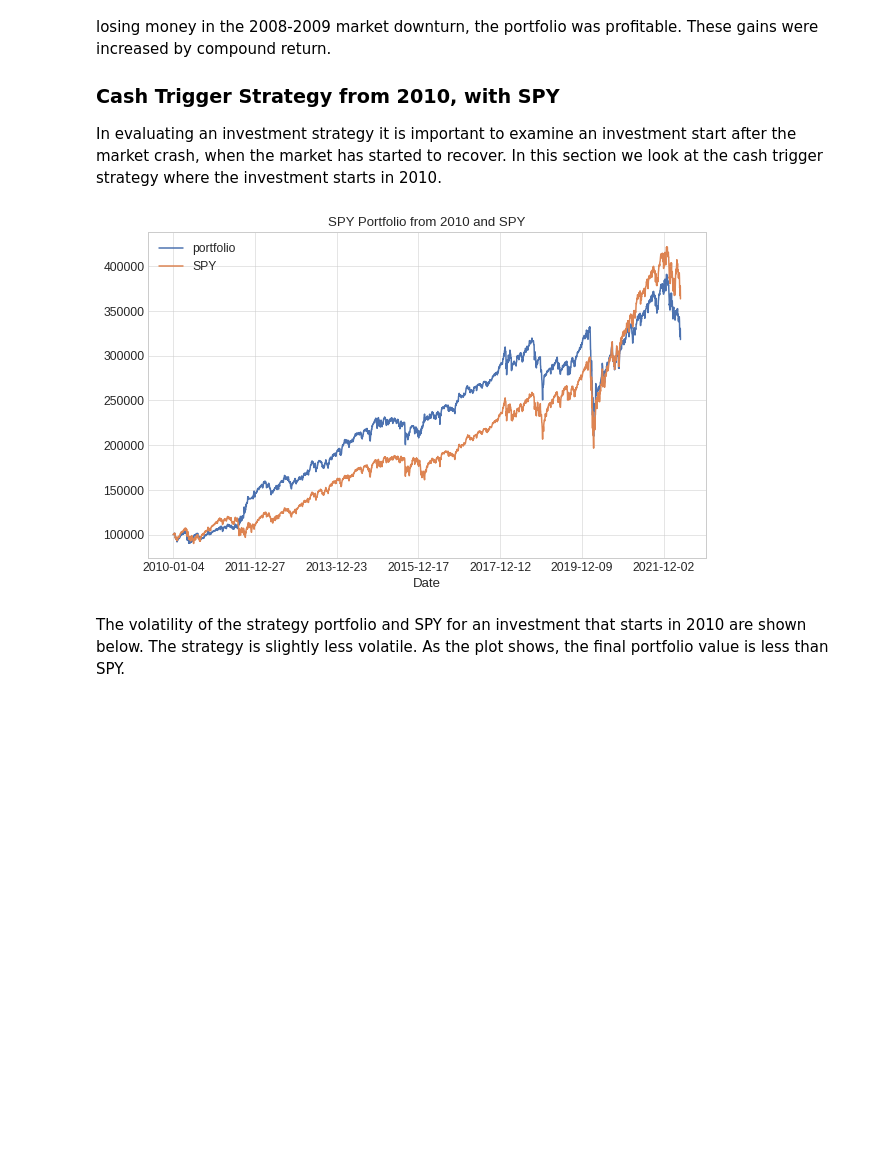
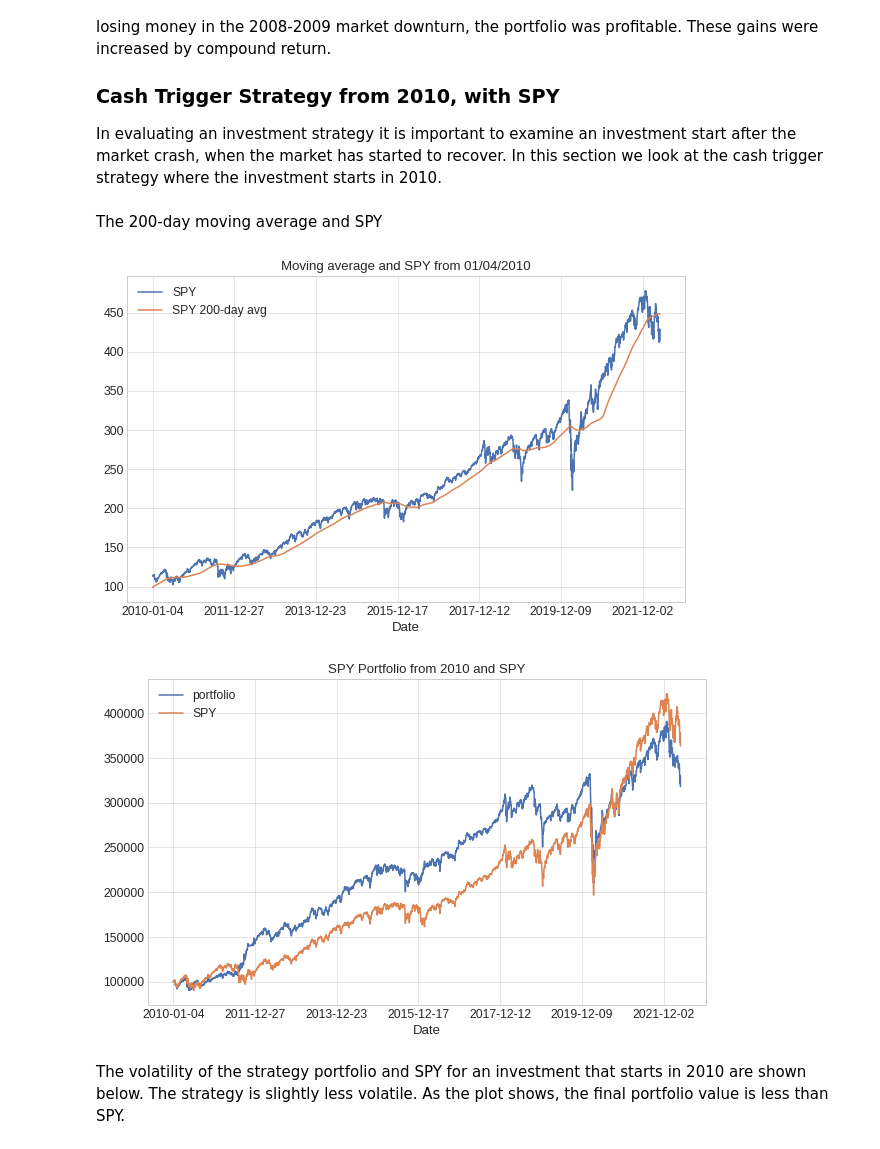
Before and after one commit to IanLKaplan/cash_trigger, a Jupyter notebook: cash_trigger.ipynb, the cells around one changed output. Drawn from its saved outputs; the diff is of its cells as text; code cells hidden in the pictures; blank space fills up the shorter version.

Commit message:
Added moving average plots.

```diff
--- a/cash_trigger.ipynb
+++ b/cash_trigger.ipynb
@@ -987,26 +988,36 @@ In evaluating an investment strategy it is important to examine an investment st
 after the market crash, when the market has started to recover.  In this section we look
 at the cash trigger strategy where the investment starts in 2010.
 </p>
+# %%
+d2010_start: datetime = datetime.fromisoformat('2010-01-04')
+
+d2010_spy_close = spy_data.close_data(d2010_start, end_date)
+d2010_moving_avg = spy_data.moving_avg(d2010_start, end_date)
+plot_df = pd.concat([d2010_spy_close, d2010_moving_avg], axis=1)
+# %% [markdown]
+<p>
+The 200-day moving average and SPY
+</p>
 # %%
+plot_df.plot(grid=True, title=f'Moving average and SPY from {d2010_start.strftime("%m/%d/%Y")}', figsize=(10,6))
+
+
 d2010_start: datetime = datetime.fromisoformat('2010-01-04')
 d2010_spy_portfolio_df, assets_df = portfolio_return(holdings=holdings,
                                                risk_asset=spy_close,
                                                bond_asset=cash_trigger_bond_adjclose,
                                                spy_data=spy_data,
                                                start_date=d2010_start,
                                                end_date=end_date
                                                )
 
 plot_df = build_plot_data(holdings=holdings, portfolio_df=d2010_spy_portfolio_df, spy_df=spy_close)
 plot_df.plot(grid=True, title='SPY Portfolio from 2010 and SPY', figsize=(10,6))
 
-t_spy_close = pd.DataFrame( plot_df['SPY'])
-t_spy_close.columns = ['SPY']
-t_portfolio = pd.DataFrame( plot_df['portfolio'])
-t_portfolio.columns = ['portfolio']
 vol_df = calculate_volatility(plot_df)
 # %% [output]
-[figure, old version]
+[figure, new version]
+[figure, added]
 # %% [markdown]
 <p>
 The volatility of the strategy portfolio and SPY for an investment that starts in 2010
```
Also changed, not shown: parts of 4 cells of this notebook.
